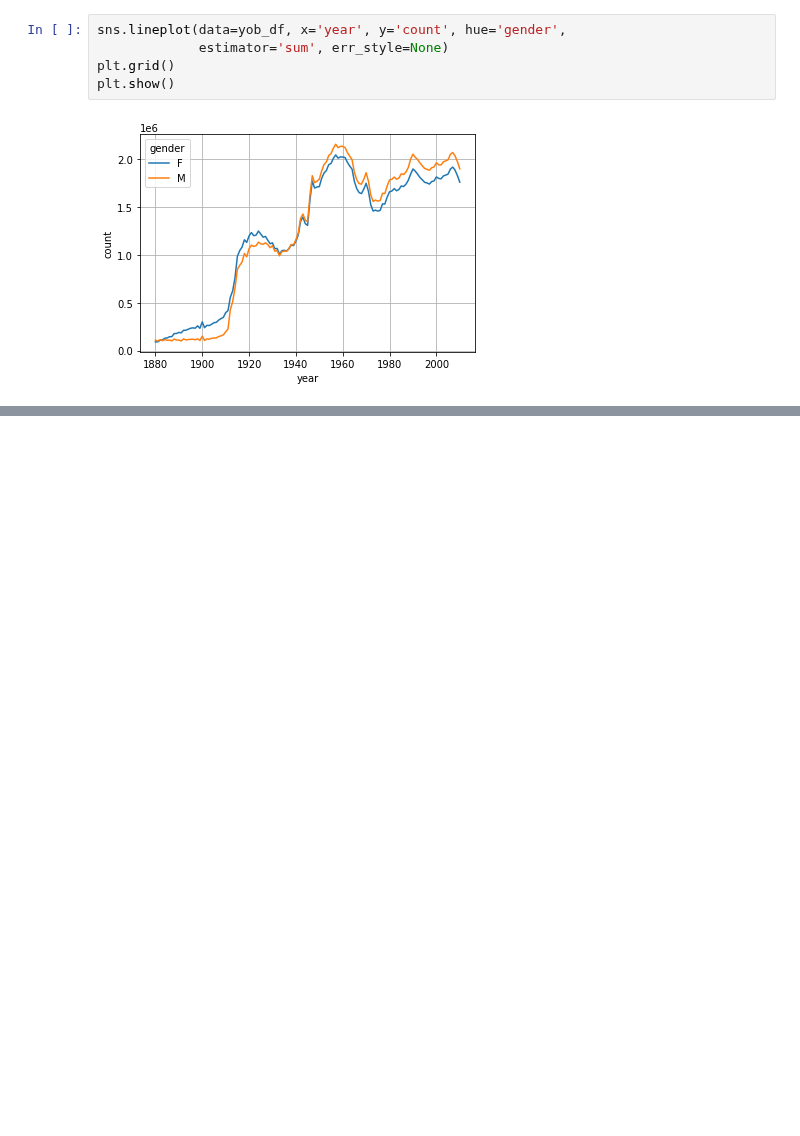
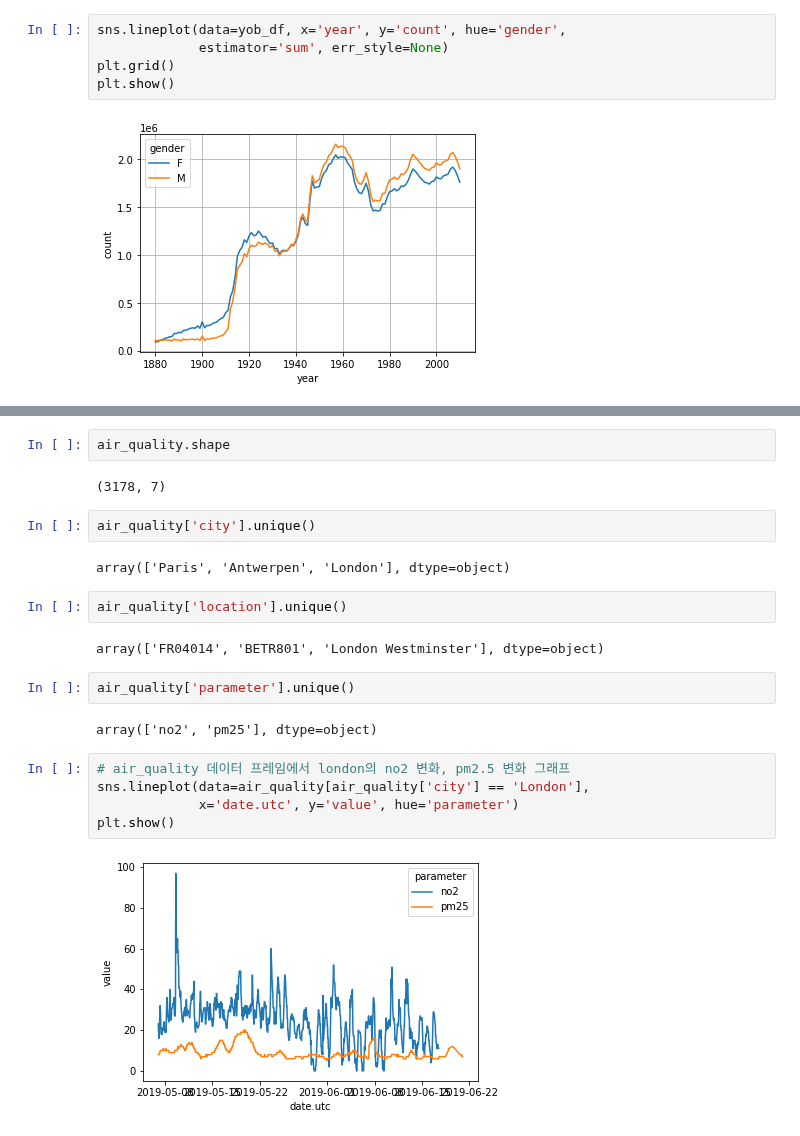
Before and after one commit to JakeOh/202011_itw_bd21, a Jupyter notebook: lab_da/da13_concat.ipynb, the cells around one changed output, grey strips where cells are left out. Drawn from its saved outputs; the diff is of its cells as text; blank space fills up the shorter version.

```diff
--- a/lab_da/da13_concat.ipynb
+++ b/lab_da/da13_concat.ipynb
@@ -246,0 +429,23 @@ plt.show()
+# %%
+air_quality.shape
+# %% [output]
+(3178, 7)
+# %%
+air_quality['city'].unique()
+# %% [output]
+array(['Paris', 'Antwerpen', 'London'], dtype=object)
+# %%
+air_quality['location'].unique()
+# %% [output]
+array(['FR04014', 'BETR801', 'London Westminster'], dtype=object)
+# %%
+air_quality['parameter'].unique()
+# %% [output]
+array(['no2', 'pm25'], dtype=object)
+# %%
+# air_quality 데이터 프레임에서 london의 no2 변화, pm2.5 변화 그래프
+sns.lineplot(data=air_quality[air_quality['city'] == 'London'],
+             x='date.utc', y='value', hue='parameter')
+plt.show()
+# %% [output]
+[figure, added]
```
Also changed, not shown: parts of 27 cells of this notebook.
